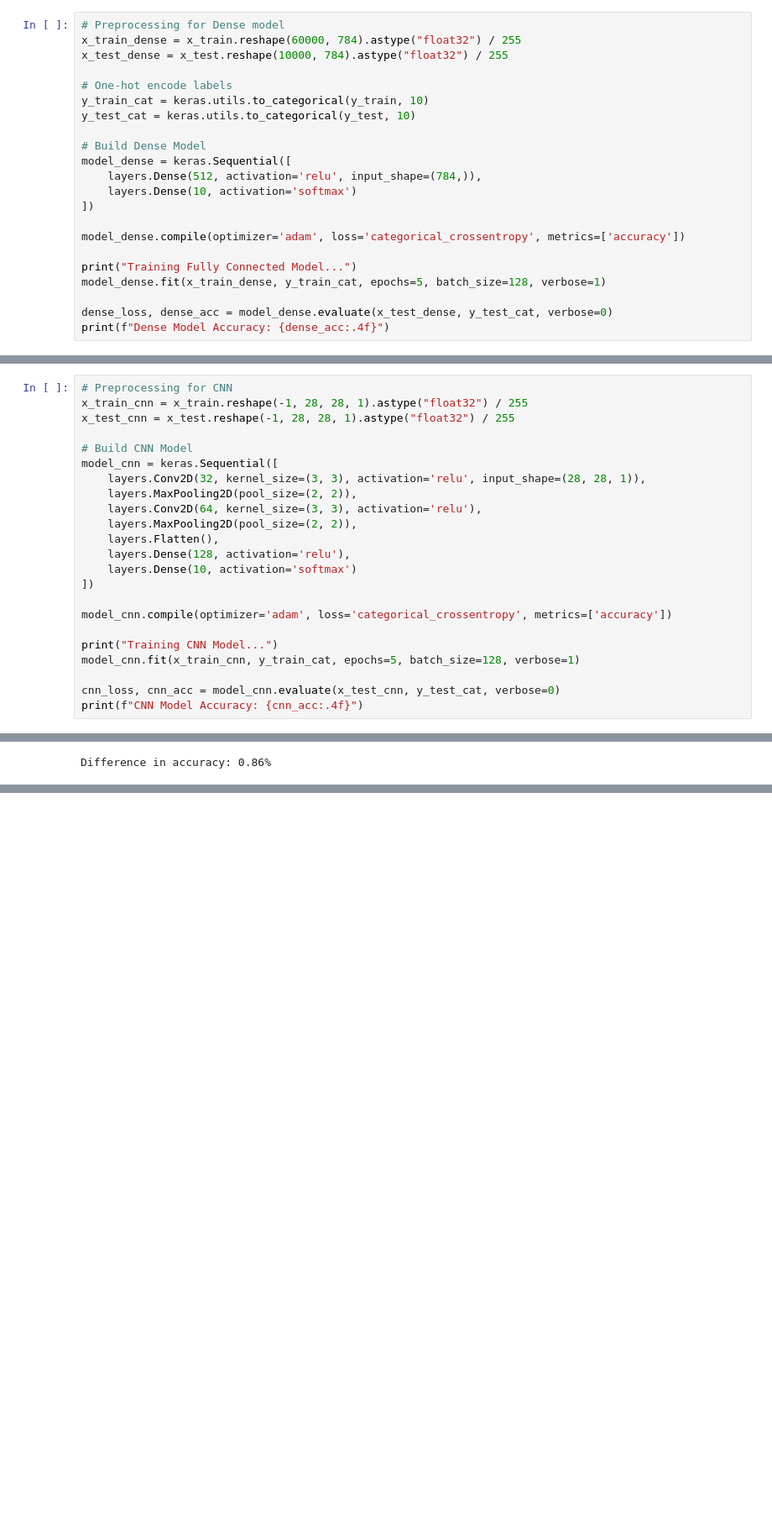
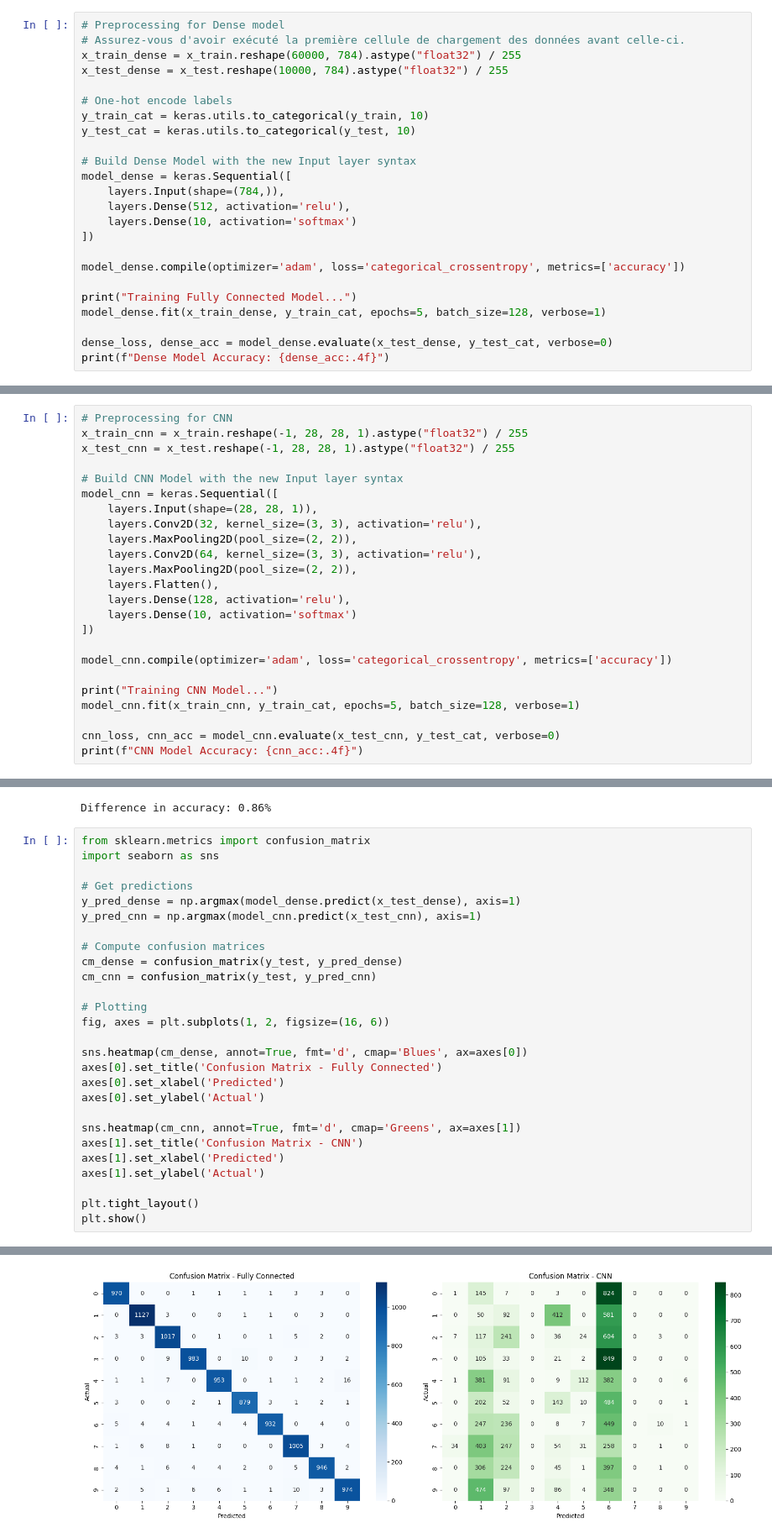
Before and after one commit to Steph-business/Tech_Talent_Accelerator, a Jupyter notebook: week5_day3_dalychallenge.ipynb, the cells around one changed output, grey strips where cells are left out. Shown at 84% size. Saved outputs shown, nothing was run; the diff lists cells and outputs as text; blank space fills up the shorter version.

```diff
--- a/week5_day3_dalychallenge.ipynb
+++ b/week5_day3_dalychallenge.ipynb
@@ -20,6 +20,7 @@ Testing data shape: (10000, 28, 28)
 We flatten the 28x28 images into a 784-dimensional vector and normalize them.
 # %%
 # Preprocessing for Dense model
+# Assurez-vous d'avoir exécuté la première cellule de chargement des données avant celle-ci.
 x_train_dense = x_train.reshape(60000, 784).astype("float32") / 255
 x_test_dense = x_test.reshape(10000, 784).astype("float32") / 255
 
@@ -27,9 +28,10 @@ x_test_dense = x_test.reshape(10000, 784).astype("float32") / 255
 y_train_cat = keras.utils.to_categorical(y_train, 10)
 y_test_cat = keras.utils.to_categorical(y_test, 10)
 
-# Build Dense Model
+# Build Dense Model with the new Input layer syntax
 model_dense = keras.Sequential([
-    layers.Dense(512, activation='relu', input_shape=(784,)),
+    layers.Input(shape=(784,)),
+    layers.Dense(512, activation='relu'),
     layers.Dense(10, activation='softmax')
 ])
 
@@ -61,9 +63,10 @@ CNNs expect the data to have a channel dimension (28, 28, 1).
 x_train_cnn = x_train.reshape(-1, 28, 28, 1).astype("float32") / 255
 x_test_cnn = x_test.reshape(-1, 28, 28, 1).astype("float32") / 255
 
-# Build CNN Model
+# Build CNN Model with the new Input layer syntax
 model_cnn = keras.Sequential([
-    layers.Conv2D(32, kernel_size=(3, 3), activation='relu', input_shape=(28, 28, 1)),
+    layers.Input(shape=(28, 28, 1)),
+    layers.Conv2D(32, kernel_size=(3, 3), activation='relu'),
     layers.MaxPooling2D(pool_size=(2, 2)),
     layers.Conv2D(64, kernel_size=(3, 3), activation='relu'),
     layers.MaxPooling2D(pool_size=(2, 2)),
@@ -114,3 +117,31 @@ print(f"Difference in accuracy: {(cnn_acc - dense_acc)*100:.2f}%")
 # %% [output]
 [figure]
 Difference in accuracy: 0.86%
+# %%
+from sklearn.metrics import confusion_matrix
+import seaborn as sns
+
+# Get predictions
+y_pred_dense = np.argmax(model_dense.predict(x_test_dense), axis=1)
+y_pred_cnn = np.argmax(model_cnn.predict(x_test_cnn), axis=1)
+
+# Compute confusion matrices
+cm_dense = confusion_matrix(y_test, y_pred_dense)
+cm_cnn = confusion_matrix(y_test, y_pred_cnn)
+
+# Plotting
+fig, axes = plt.subplots(1, 2, figsize=(16, 6))
+
+sns.heatmap(cm_dense, annot=True, fmt='d', cmap='Blues', ax=axes[0])
+axes[0].set_title('Confusion Matrix - Fully Connected')
+axes[0].set_xlabel('Predicted')
+axes[0].set_ylabel('Actual')
+
+sns.heatmap(cm_cnn, annot=True, fmt='d', cmap='Greens', ax=axes[1])
+axes[1].set_title('Confusion Matrix - CNN')
+axes[1].set_xlabel('Predicted')
+axes[1].set_ylabel('Actual')
+
+plt.tight_layout()
+plt.show()
+# %% [output]
@@ -116,0 +150 @@ Difference in accuracy: 0.86%
+[figure, added]
```
Also changed, not shown: parts of 5 cells of this notebook.
